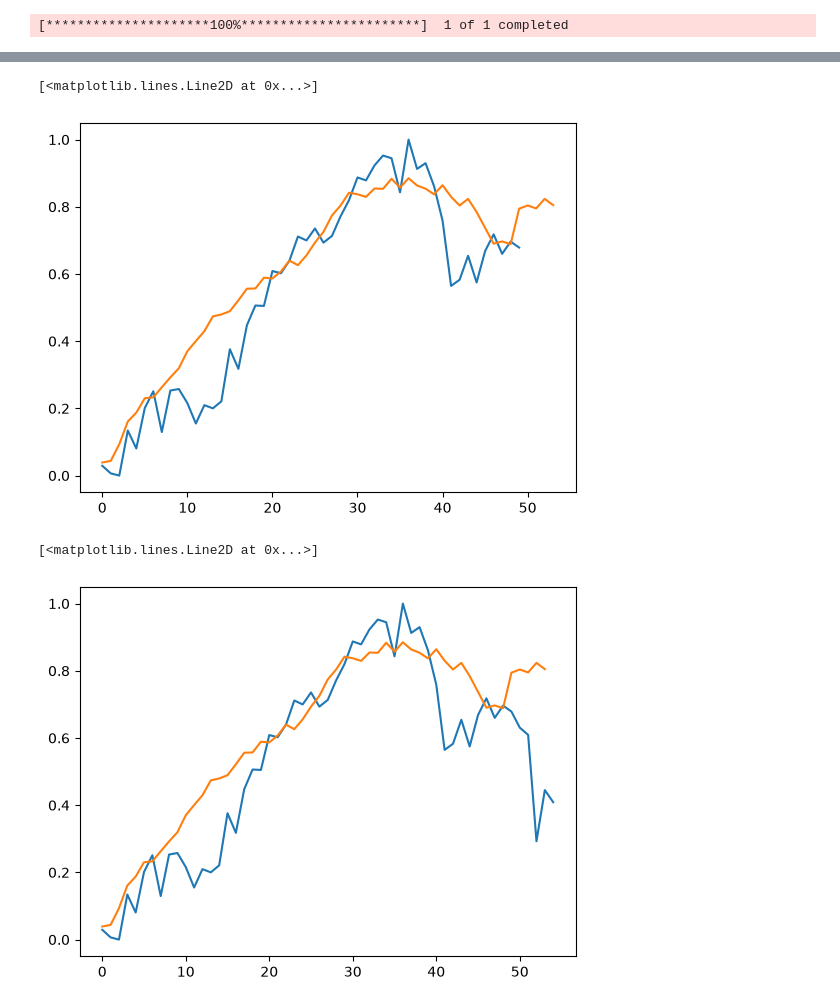
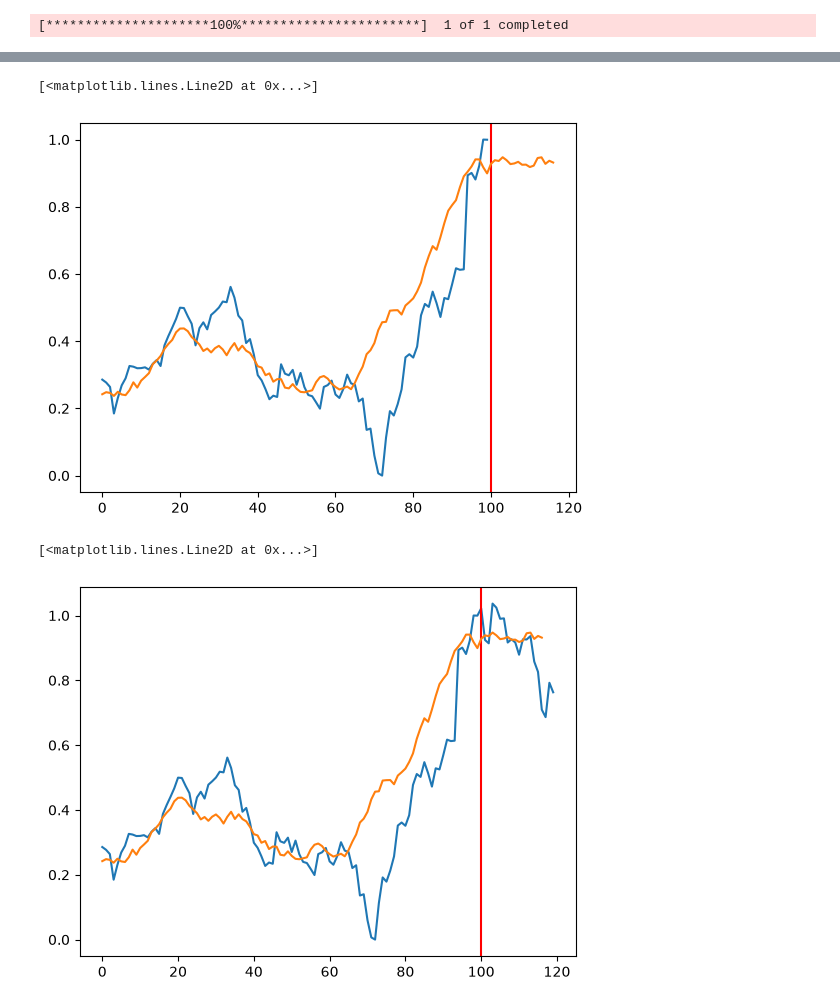
Before and after one commit to sachinstha9/motif, a Jupyter notebook: index.ipynb, the cells around one changed output, grey strips where cells are left out. Drawn from its saved outputs; the diff is of its cells as text; code cells hidden in the pictures.

```diff
--- a/index.ipynb
+++ b/index.ipynb
@@ -35,5 +41,7 @@ def get_history_and_target_price(target_ticker, window=50):
 # %%
-target_price, historical_prices = get_history_and_target_price("AAPL", 50)
+target_price, historical_prices = get_history_and_target_price(target_ticker, window)
+
+target = target_price[30]
 # %%
-top_matches = get_top_matches(target_price[0], historical_prices, 50, 10)
+top_matches = get_top_matches(target, historical_prices, window, dtw_window, n_top_match, blackout_window)
 # %%
@@ -77,52 +65,52 @@ for e in top_matches:
     historical_dates_start = pd.to_datetime(e["historical_dates_start"])
     historical_dates_end = pd.to_datetime(e["historical_dates_end"])
 
-    price = list(df.loc[(df["Date"] >= historical_dates_start) & (df["Date"] <= historical_dates_end + timedelta(days=7))]["Close"])
+    price = list(df.loc[(df["Date"] >= historical_dates_start) & (df["Date"] <= historical_dates_end + timedelta(days=30))]["Close"])
 
     price = np.array(price)
 
-    normalized_price = (price - np.min(price[:50])) / (np.max(price[:50]) - np.min(price[:50]))
+    normalized_price = (price - np.min(price[:window])) / (np.max(price[:window]) - np.min(price[:window]))
 
     normalized_price = normalized_price[::-1]
 
     matches_with_futures.append(normalized_price)
 # %%
-ticker = "AAPL"
-df = data[ticker]
+df = data[target_ticker]
 df["Date"] = pd.to_datetime(df["Date"])
-historical_dates_start = target_price[0][-2][1]
-historical_dates_end = target_price[0][-2][0]
+historical_dates_start = target[-2][1]
+historical_dates_end = target[-2][0]
 
-price = list(df.loc[(df["Date"] >= historical_dates_start) & (df["Date"] <= historical_dates_end + timedelta(days=7))]["Close"])
+price = list(df.loc[(df["Date"] >= historical_dates_start) & (df["Date"] <= historical_dates_end + timedelta(days=30))]["Close"])
 
 price = np.array(price)
 
-normalized_price = (price - np.min(price[:50])) / (np.max(price[:50]) - np.min(price[:50]))
+normalized_price = (price - np.min(price[:window])) / (np.max(price[:window]) - np.min(price[:window]))
 
 normalized_price = normalized_price[::-1]
 # %%
-plt.plot(target_price[0][:50][::-1])
+plt.plot(target[:window][::-1])
 
 a = matches_with_futures[0]
 for e in matches_with_futures[1:]:
     a = [x + y for x, y in zip(a, e)]
 
-a = [x / 11 for x in a]
+a = [x / n_top_match for x in a]
+plt.axvline(x=window, color='red')
 
 plt.plot(a[::-1])
 # %% [output]
 [<matplotlib.lines.Line2D at 0x...>]
-[figure, old version]
+[figure, new version]
 # %%
 plt.plot(normalized_price[::-1])
 
 a = matches_with_futures[0]
 for e in matches_with_futures[1:]:
     a = [x + y for x, y in zip(a, e)]
 
-a = [x / 11 for x in a]
-
+a = [x / n_top_match for x in a]
+plt.axvline(x=window, color='red')
 plt.plot(a[::-1])
 # %% [output]
 [<matplotlib.lines.Line2D at 0x...>]
-[figure, old version]
+[figure, new version]
```
Also changed, not shown: parts of 4 cells of this notebook, 1 other file.
